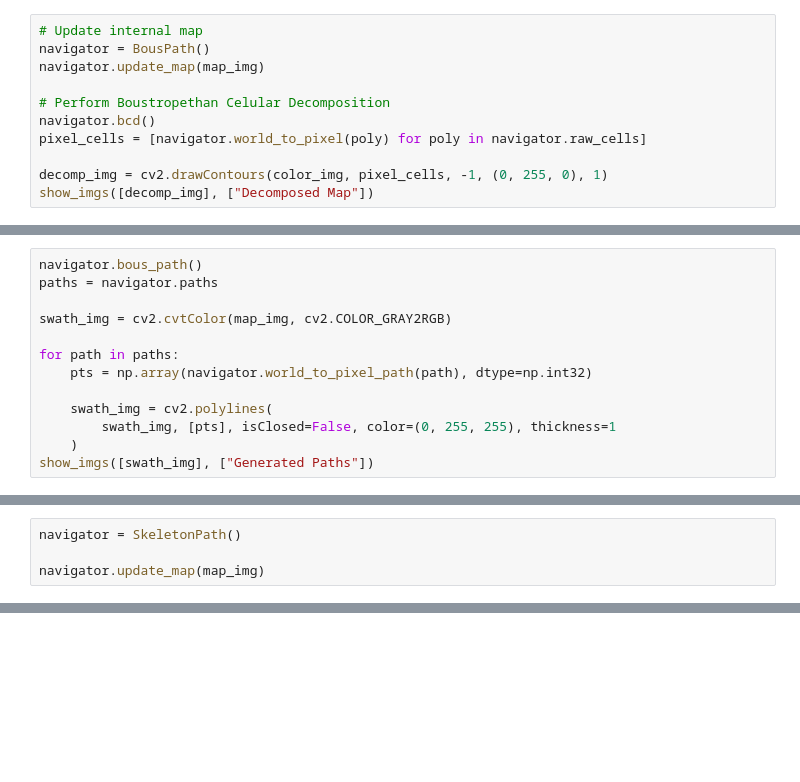
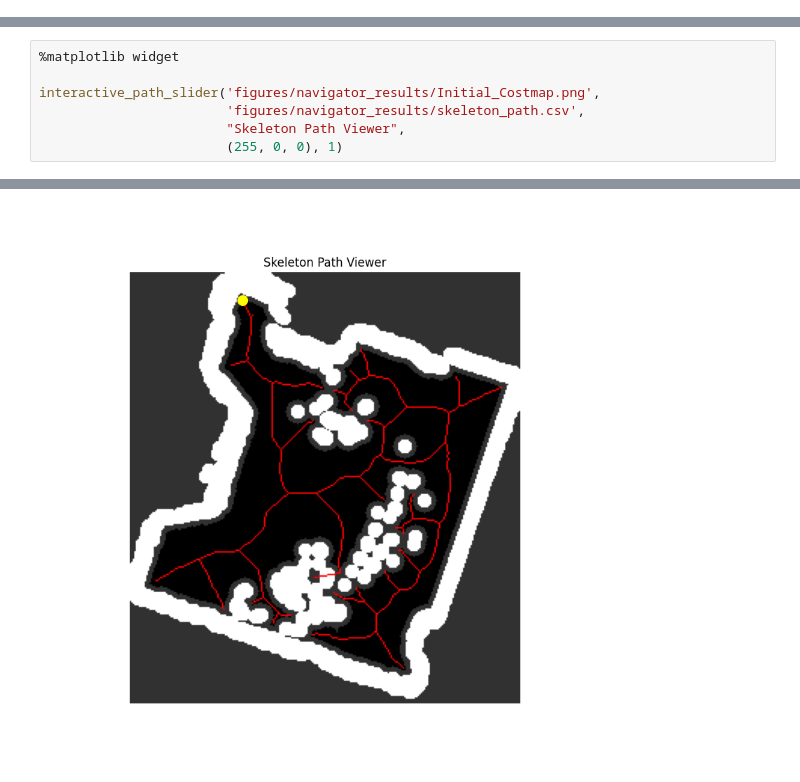
Before and after one commit to matt-rbt/Lab-Cleanup-Robot-using-the-Mirte-Master-Platform, a Jupyter notebook: content/CoveragePlanners.ipynb, the cells around one changed output, grey strips where cells are left out. Cells and saved outputs as stored; diff of their text form; blank space fills up the shorter version.

```diff
--- a/content/CoveragePlanners.ipynb
+++ b/content/CoveragePlanners.ipynb
@@ -93,11 +15,0 @@ To effectively cover the entire map with boustrophedon (back and forth) swaths,
-# %%
-# Update internal map
-navigator = BousPath()
-navigator.update_map(map_img)
-
-# Perform Boustropethan Celular Decomposition
-navigator.bcd()
-pixel_cells = [navigator.world_to_pixel(poly) for poly in navigator.raw_cells]
-
-decomp_img = cv2.drawContours(color_img, pixel_cells, -1, (0, 255, 0), 1)
-show_imgs([decomp_img], ["Decomposed Map"])
@@ -109,13 +15,0 @@ After decomposition, each cell is populated with a boustrophedon path. Swaths ar
-# %%
-navigator.bous_path()
-paths = navigator.paths
-
-swath_img = cv2.cvtColor(map_img, cv2.COLOR_GRAY2RGB)
-
-for path in paths:
-    pts = np.array(navigator.world_to_pixel_path(path), dtype=np.int32)
-
-    swath_img = cv2.polylines(
-        swath_img, [pts], isClosed=False, color=(0, 255, 255), thickness=1
-    )
-show_imgs([swath_img], ["Generated Paths"])
@@ -136,4 +15,0 @@ The planner can be initialized similarly to the other navigators:
-# %%
-navigator = SkeletonPath()
-
-navigator.update_map(map_img)
@@ -318,0 +213,8 @@ NameError: name 'navigator' is not defined
+# %%
+%matplotlib widget
+
+interactive_path_slider('figures/navigator_results/Initial_Costmap.png',
+                        'figures/navigator_results/skeleton_path.csv',
+                        "Skeleton Path Viewer",
+                        (255, 0, 0), 1)
+# %% [output]
@@ -318,0 +222 @@ NameError: name 'navigator' is not defined
+[figure, added]
```
Also changed, not shown: parts of 24 cells of this notebook, 38 other files.
